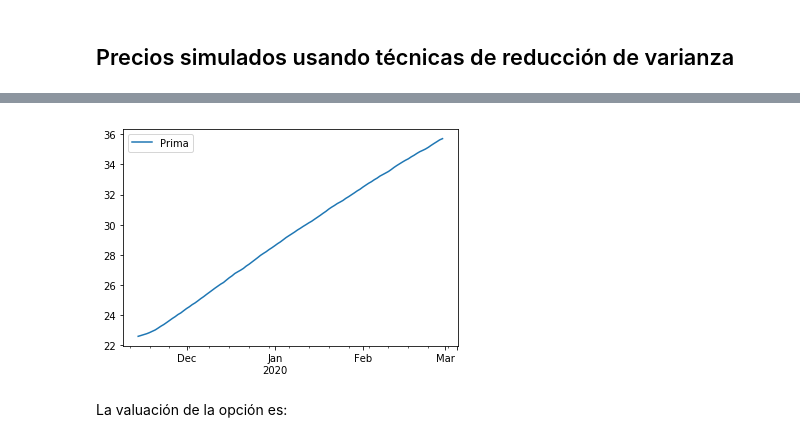
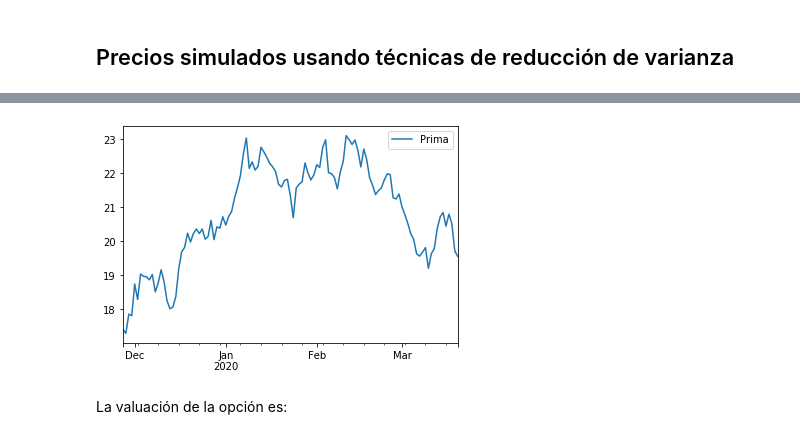
Before and after one commit to ramirezdiana/SPF-2019-II-G2, a Jupyter notebook: TEMA-3/Clase19_ValuacionOpciones.ipynb, the cells around one changed output, grey strips where cells are left out. Drawn from its saved outputs; the diff is of its cells as text; code cells hidden in the pictures.

```diff
--- a/TEMA-3/Clase19_ValuacionOpciones.ipynb
+++ b/TEMA-3/Clase19_ValuacionOpciones.ipynb
@@ -271,5 +275,5 @@ aapl_opt.set_index('Expiry').sort_index()
 # %%
-indice_opt = aapl_opt.loc[(aapl_opt.Type=='call') & (aapl_opt.Strike==250) & (aapl_opt.Expiry=='2021-01-15')]
+indice_opt = aapl_opt.loc[(aapl_opt.Type=='call') & (aapl_opt.Strike==250) & (aapl_opt.Expiry=='2020-03-20')]
 indice_opt
 # %% [output]
 |  | Strike | Expiry | Type | ... | Quote_Time | Last_Trade_Date | JSON |
@@ -533,4 +538 @@ opcion_valuar['JSON']
  'inTheMoney': True}
-# %%
-sigma = 0.27719839019775383/np.sqrt(252)
-sigma
@@ -580,2 +587,26 @@ print(i1)
 # %% [markdown]
 ## Precios simulados usando técnicas de reducción de varianza
+# %%
+# Método muestreo estratificado (B estratos)
+
+def normalEstratificada(B,nscen):
+    """
+    Función que regresa variables aleatorioas normales generadas
+    usando el método de reducción de varianza estratificado
+
+    Parámetros:
+    ----------
+    B     : cantidad de días a simular dependiendo de la fecha de
+            cierre del contrato a consideración
+    nscen : número de escenarios a simular
+    """
+    def vectorNormalEstra(B):
+        U2 = np.random.rand(B)
+        i = np.arange(0,B)
+        v = (U2+i)/B
+        m_estratificado = st.norm.ppf(v)
+        # Desordena mi vector m_estratificado ya que se encuentra ordenado
+        np.random.shuffle(m_estratificado)
+        return m_estratificado.reshape(B,1)
+    m1 = np.concatenate([vectorNormalEstra(B) for i in range(nscen)],axis=1)
+    return m1
@@ -582,15 +630,20 @@ print(i1)
 # %%
 # Usando muestreo estratificado----> #estratros = nscen
-U = (np.arange(0,nscen)+np.random.rand(ndays,nscen))/nscen
-Z = st.norm.ppf(U)
+np.random.seed(5542)
+B = ndays
+nscen = 100
+
+Z = normalEstratificada(ndays,nscen)
+dates = pd.date_range(start= Hoy, end=fechaCierre)
 
 sim_ret2 = pd.DataFrame(sigma*Z+r,index=dates)
-sim_closes2 = S0*np.exp(sim_ret.cumsum())
+S0 = closes_aapl.iloc[-1,0]  # Condición inicial del precio a simular
+sim_closes2 = S0*np.exp(sim_ret2.cumsum())
 
 # Función de pago
 strike = pd.DataFrame(K*np.ones([ndays,nscen]), index=dates)
 call = pd.DataFrame({'Prima':np.exp(-r*ndays) \
-              *np.fmax(sim_closes2-strike,np.zeros([ndays,nscen])).T.mean()}, index=dates)
+              *np.fmax(sim_closes2-strike,np.zeros([ndays,nscen])).mean(axis=1)}, index=dates)
 call.plot();
 # %% [output]
-[figure, old version]
+[figure, new version]
```
Also changed, not shown: parts of 52 cells of this notebook.
